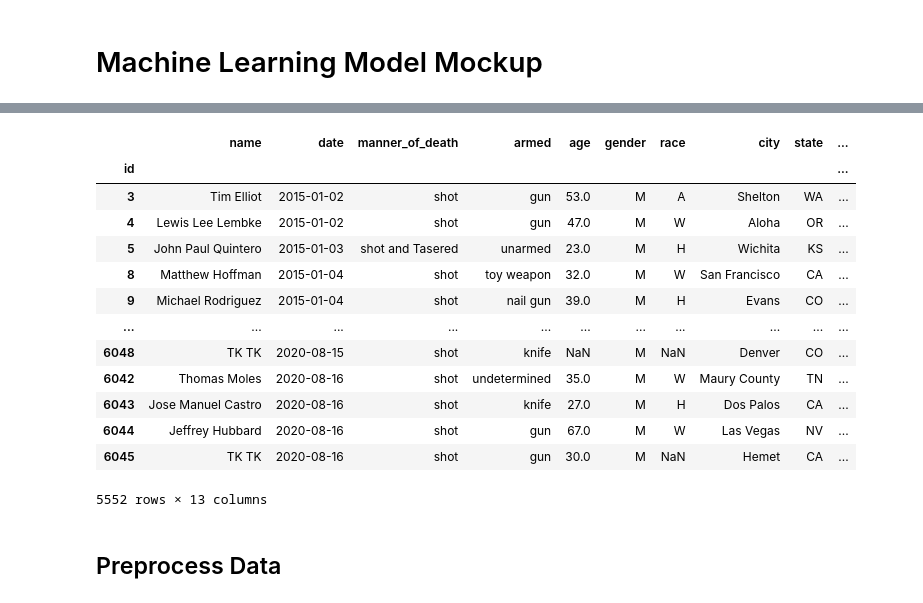
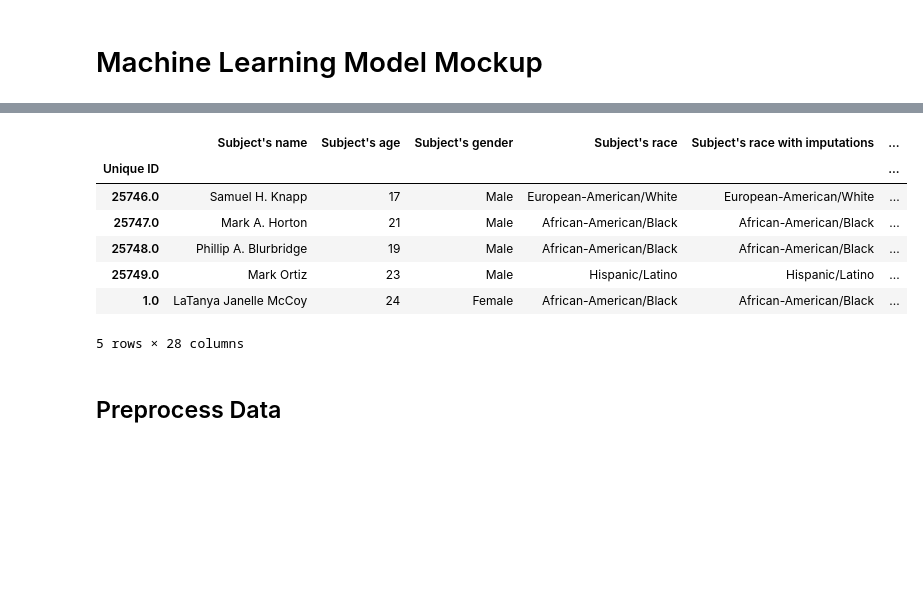
Before and after one commit to TamaraGR/Police_Violence_Analysis, a Jupyter notebook: Machine_Learning_Model_Mockup.ipynb, the cells around one changed output, grey strips where cells are left out. Drawn from its saved outputs; the diff is of its cells as text; code cells hidden in the pictures; blank space fills up the shorter version.

```diff
--- a/Machine_Learning_Model_Mockup.ipynb
+++ b/Machine_Learning_Model_Mockup.ipynb
@@ -14,23 +14,17 @@ from sklearn.cluster import KMeans
 [interactive output not drawn]
 # %%
 # Load the data
-file_path = 'Resources/shootings_wash_post.csv'
-shootings_df = pd.read_csv(file_path).set_index('id')
-shootings_df
+file_path = 'Resources/fatal_encounters_dot_org.csv'
+fatal_df = pd.read_csv(file_path).set_index('Unique ID')
+fatal_df.head()
 # %% [output]
-|  | name | date | manner_of_death | armed | age | gender | race | city | state | ... |
-| id |  |  |  |  |  |  |  |  |  | ... |
-| 3 | Tim Elliot | 2015-01-02 | shot | gun | 53.0 | M | A | Shelton | WA | ... |
-| 4 | Lewis Lee Lembke | 2015-01-02 | shot | gun | 47.0 | M | W | Aloha | OR | ... |
-| 5 | John Paul Quintero | 2015-01-03 | shot and Tasered | unarmed | 23.0 | M | H | Wichita | KS | ... |
-| 8 | Matthew Hoffman | 2015-01-04 | shot | toy weapon | 32.0 | M | W | San Francisco | CA | ... |
-| 9 | Michael Rodriguez | 2015-01-04 | shot | nail gun | 39.0 | M | H | Evans | CO | ... |
-| ... | ... | ... | ... | ... | ... | ... | ... | ... | ... | ... |
-| 6048 | TK TK | 2020-08-15 | shot | knife | NaN | M | NaN | Denver | CO | ... |
-| 6042 | Thomas Moles | 2020-08-16 | shot | undetermined | 35.0 | M | W | Maury County | TN | ... |
-| 6043 | Jose Manuel Castro | 2020-08-16 | shot | knife | 27.0 | M | H | Dos Palos | CA | ... |
-| 6044 | Jeffrey Hubbard | 2020-08-16 | shot | gun | 67.0 | M | W | Las Vegas | NV | ... |
-| 6045 | TK TK | 2020-08-16 | shot | gun | 30.0 | M | NaN | Hemet | CA | ... |
+|  | Subject's name | Subject's age | Subject's gender | Subject's race | Subject's race with imputations | ... |
+| Unique ID |  |  |  |  |  | ... |
+| 25746.0 | Samuel H. Knapp | 17 | Male | European-American/White | European-American/White | ... |
+| 25747.0 | Mark A. Horton | 21 | Male | African-American/Black | African-American/Black | ... |
+| 25748.0 | Phillip A. Blurbridge | 19 | Male | African-American/Black | African-American/Black | ... |
+| 25749.0 | Mark Ortiz | 23 | Male | Hispanic/Latino | Hispanic/Latino | ... |
+| 1.0 | LaTanya Janelle McCoy | 24 | Female | African-American/Black | African-American/Black | ... |
-5552 rows × 13 columns
+5 rows × 28 columns
 # %% [markdown]
 ## Preprocess Data
```
Also changed, not shown: parts of 10 cells of this notebook, 1 other file.
